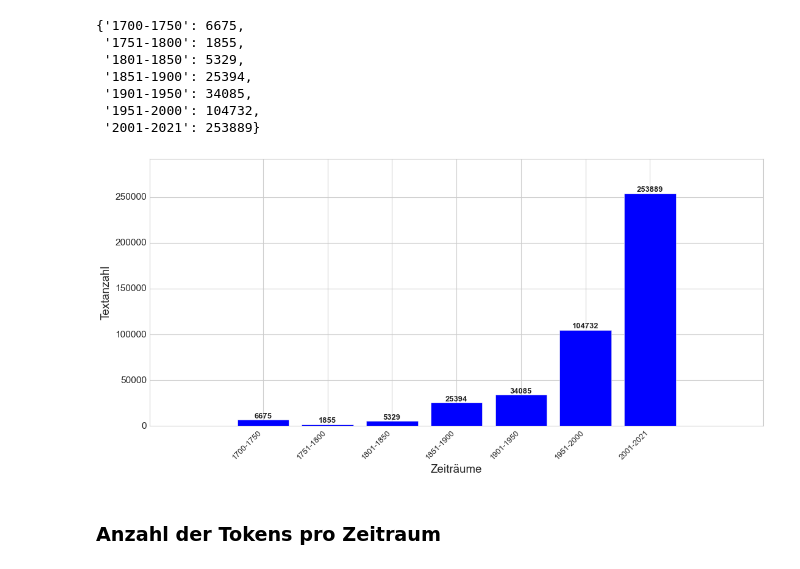
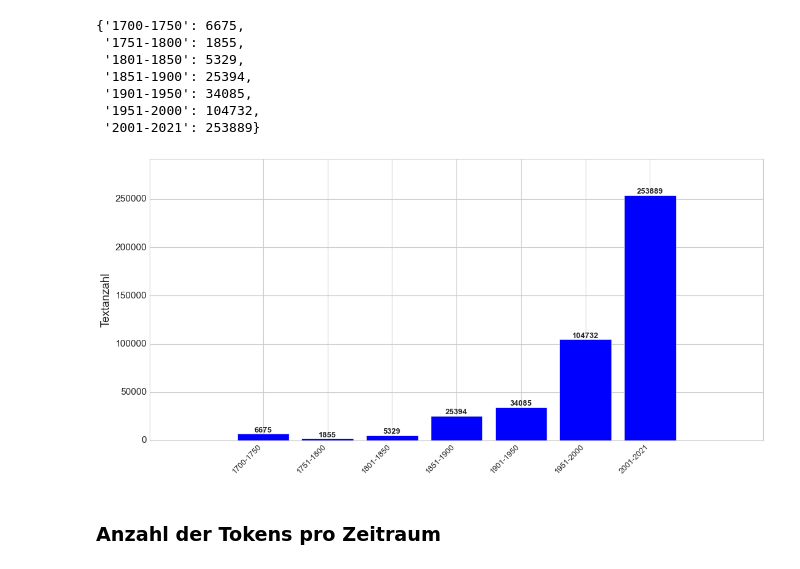
Before and after one commit to Sophia796/MA_Expressivity, a Jupyter notebook: Korpus/Explore_Corpus.ipynb, the cells around one changed output. Cells and saved outputs as stored; diff of their text form; code cells hidden in the pictures.

```diff
--- a/Korpus/Explore_Corpus.ipynb
+++ b/Korpus/Explore_Corpus.ipynb
@@ -46,25 +46,25 @@ per_len
 # %%
 plt.figure(figsize=[14, 7])
 plt.style.use('seaborn-whitegrid')
 
 x_indexes = np.arange(len(periods))
 plt.bar(x_indexes, per_len.values(), label='Textanzahl', width=0.8, color='b')
 plt.xticks(ticks = x_indexes, labels = per_len.keys(), rotation=45, horizontalalignment='right', fontsize='small')
-plt.xlabel('Zeiträume')
+#plt.xlabel('Zeiträume')
 plt.ylabel('Textanzahl')
 
 #plt.ticklabel_format(axis='y', style='sci', scilimits=(0,0))
 plt.tight_layout()
 plt.margins(0.2, 0.15)
 
 for i, j in zip(x_indexes, per_len.values()):
        plt.annotate(j, xy=(i,j), xycoords='data', verticalalignment='bottom', horizontalalignment='center',
                     fontweight='demi', fontsize='small')
 
 #plt.savefig('Plots/corpusbig_textanzahl.png')
 plt.show()
 # %% [output]
-[figure, old version]
+[figure, new version]
 # %% [markdown]
 ### Anzahl der Tokens pro Zeitraum
 # %%
```
Also changed, not shown: parts of 4 cells of this notebook, 9 other files.
